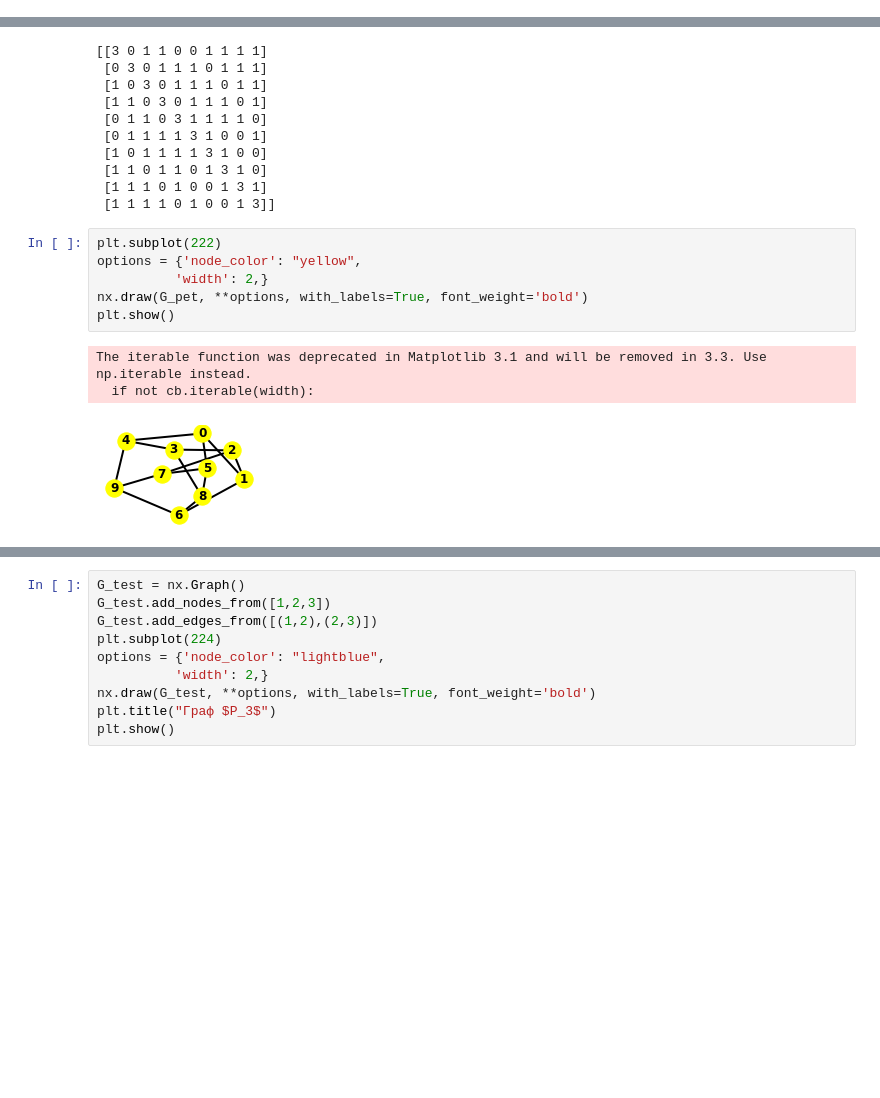
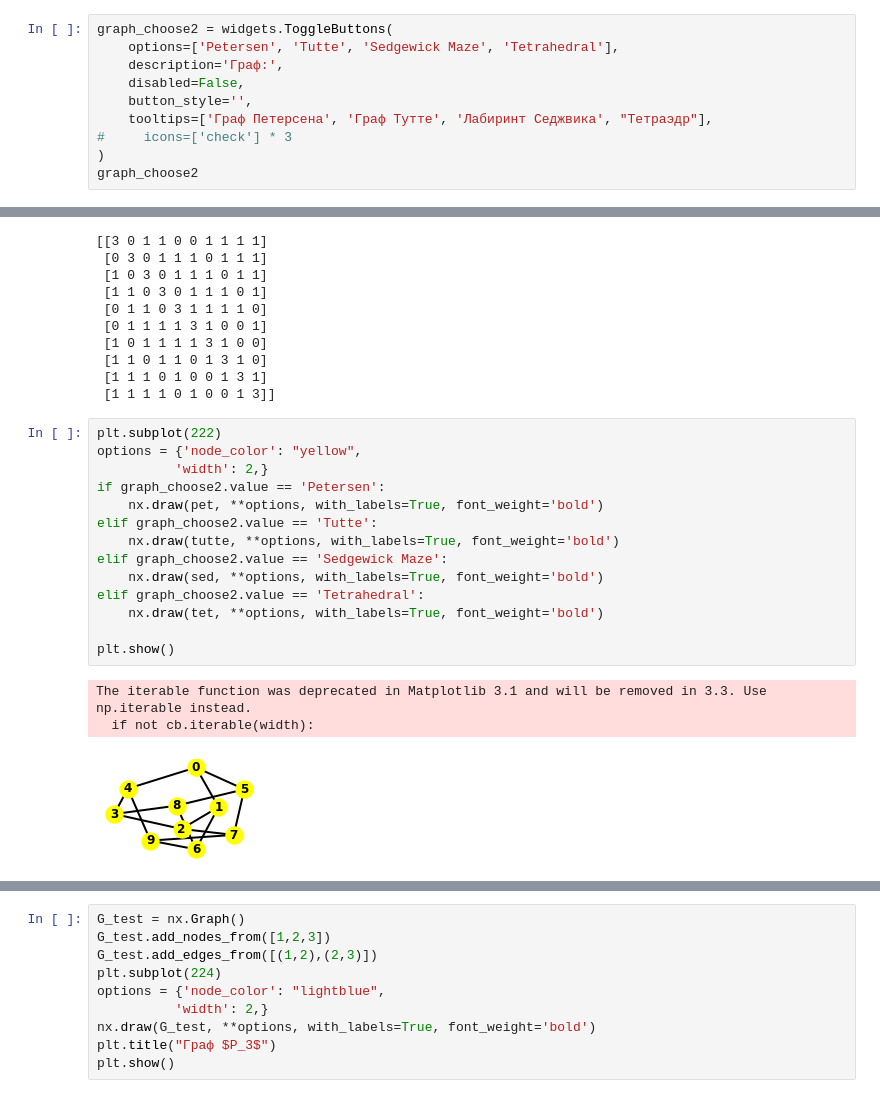
Before and after one commit to Oxanette/interactive_atg, a Jupyter notebook: Interactive_Tutorial_Chernykh.ipynb, the cells around one changed output, grey strips where cells are left out. Saved outputs shown, nothing was run; the diff lists cells and outputs as text; blank space fills up the shorter version.

Commit message:
Added widgets and stuff

```diff
--- a/Interactive_Tutorial_Chernykh.ipynb
+++ b/Interactive_Tutorial_Chernykh.ipynb
@@ -261,0 +289,10 @@ print(A)
+# %%
+graph_choose2 = widgets.ToggleButtons(
+    options=['Petersen', 'Tutte', 'Sedgewick Maze', 'Tetrahedral'],
+    description='Граф:',
+    disabled=False,
+    button_style='',
+    tooltips=['Граф Петерсена', 'Граф Тутте', 'Лабиринт Седжвика', "Тетраэдр"],
+#     icons=['check'] * 3
+)
+graph_choose2
@@ -275,16 +336,24 @@ print(B)
  [1 1 0 1 1 0 1 3 1 0]
  [1 1 1 0 1 0 0 1 3 1]
  [1 1 1 1 0 1 0 0 1 3]]
-# %%
-plt.subplot(222)
-options = {'node_color': "yellow",
-          'width': 2,}
-nx.draw(G_pet, **options, with_labels=True, font_weight='bold')
-plt.show()
-# %% [output]
-The iterable function was deprecated in Matplotlib 3.1 and will be removed in 3.3. Use np.iterable instead.
-  if not cb.iterable(width):
-[figure, removed]
+# %%
+plt.subplot(222)
+options = {'node_color': "yellow",
+          'width': 2,}
+if graph_choose2.value == 'Petersen':
+    nx.draw(pet, **options, with_labels=True, font_weight='bold')
+elif graph_choose2.value == 'Tutte':
+    nx.draw(tutte, **options, with_labels=True, font_weight='bold')
+elif graph_choose2.value == 'Sedgewick Maze':
+    nx.draw(sed, **options, with_labels=True, font_weight='bold')
+elif graph_choose2.value == 'Tetrahedral':
+    nx.draw(tet, **options, with_labels=True, font_weight='bold')
+
+plt.show()
+# %% [output]
+The iterable function was deprecated in Matplotlib 3.1 and will be removed in 3.3. Use np.iterable instead.
+  if not cb.iterable(width):
+[figure, added]
 # %% [markdown]
 <img align="left" src="defin.png"> &nbsp; **След** матрицы $A$ порядка $n$ $-$ это сумма её диагональных элементов.<br>
 <img align="left" src="obozn.png"> &nbsp; $Tr(A) = \displaystyle\sum_{i=1}^na_{ii}$<br>
```
Also changed, not shown: parts of 28 cells of this notebook.
